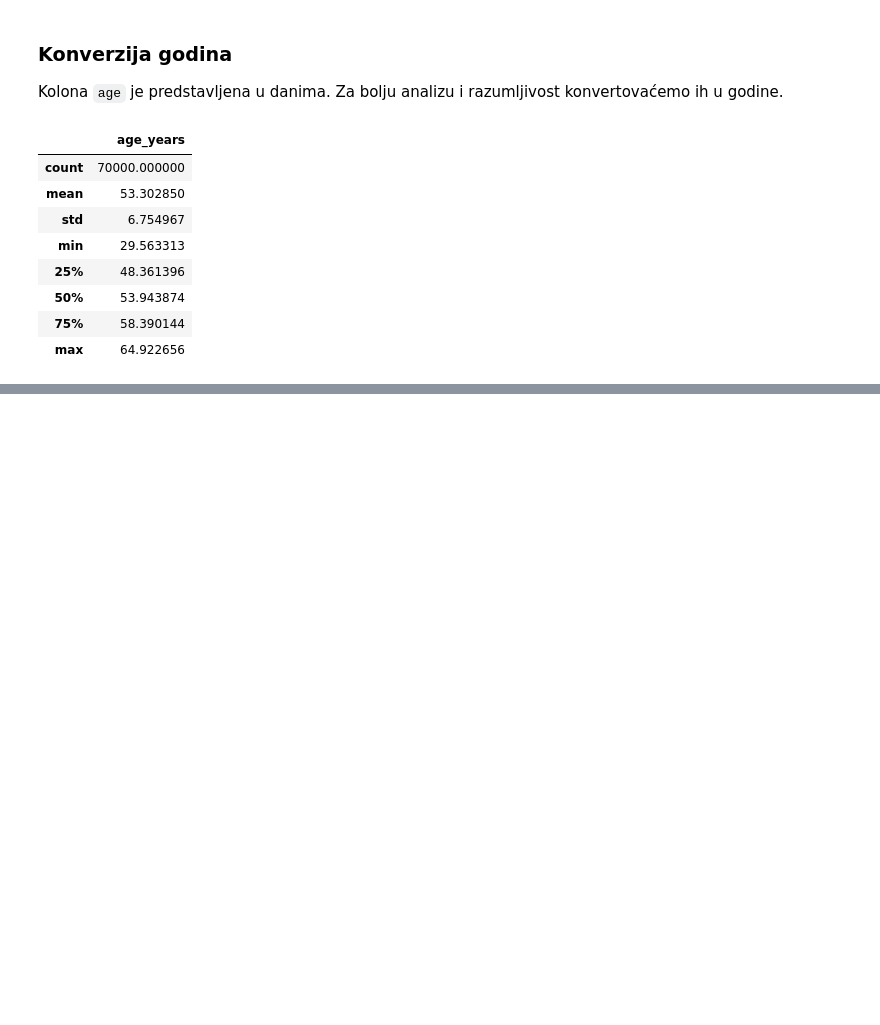
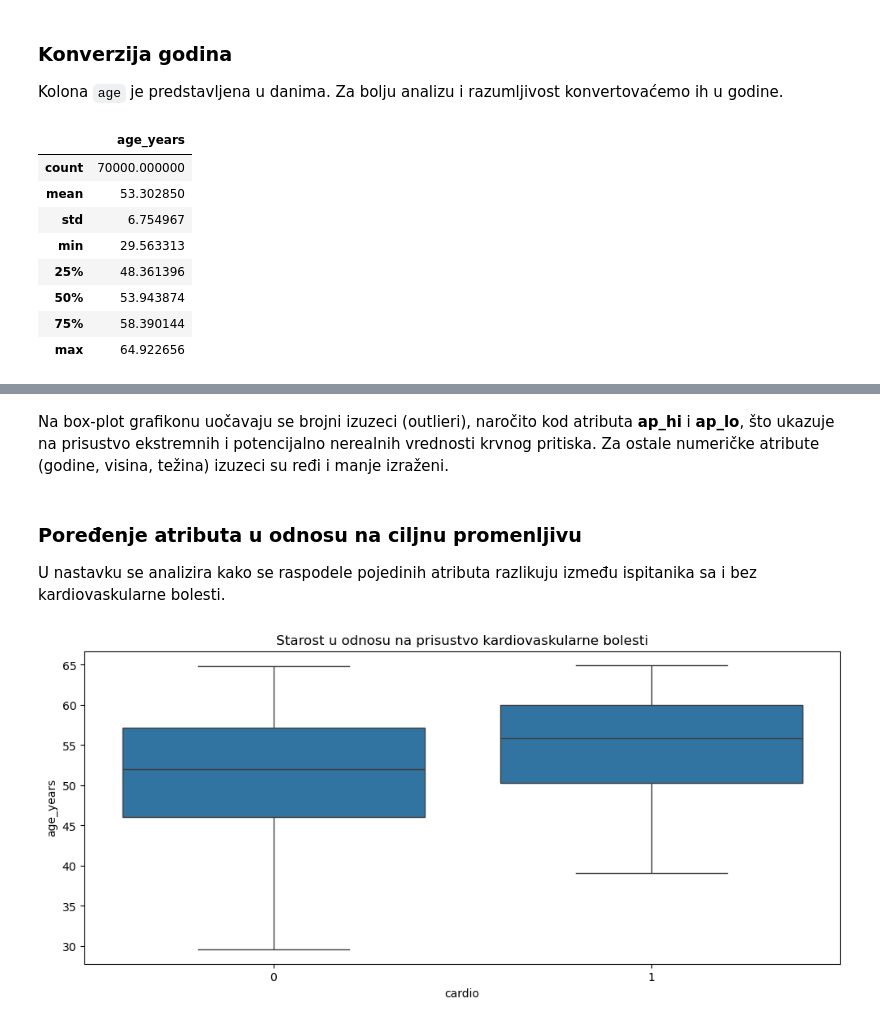
Before and after one commit to natalija529/cardiovascular, a Jupyter notebook: cardiovascular-disease.ipynb, the cells around one changed output, grey strips where cells are left out. Saved outputs shown, nothing was run; the diff lists cells and outputs as text; code cells hidden in the pictures; blank space fills up the shorter version.

```diff
--- a/cardiovascular-disease.ipynb
+++ b/cardiovascular-disease.ipynb
@@ -138,0 +164,14 @@ df[["age_years"]].describe()
+# %% [markdown]
+Na box-plot grafikonu uočavaju se brojni izuzeci (outlieri), naročito kod atributa **ap_hi** i **ap_lo**, što ukazuje na prisustvo ekstremnih i potencijalno nerealnih vrednosti krvnog pritiska. Za ostale numeričke atribute (godine, visina, težina) izuzeci su ređi i manje izraženi.
+# %% [markdown]
+### Poređenje atributa u odnosu na ciljnu promenljivu
+
+U nastavku se analizira kako se raspodele pojedinih atributa razlikuju između ispitanika sa i bez kardiovaskularne bolesti.
+# %%
+plt.figure(figsize=(12, 5))
+
+sns.boxplot(x="cardio", y="age_years", data=df)
+plt.title("Starost u odnosu na prisustvo kardiovaskularne bolesti")
+plt.show()
+# %% [output]
+[figure, added]
```
Also changed, not shown: parts of 35 cells of this notebook.
